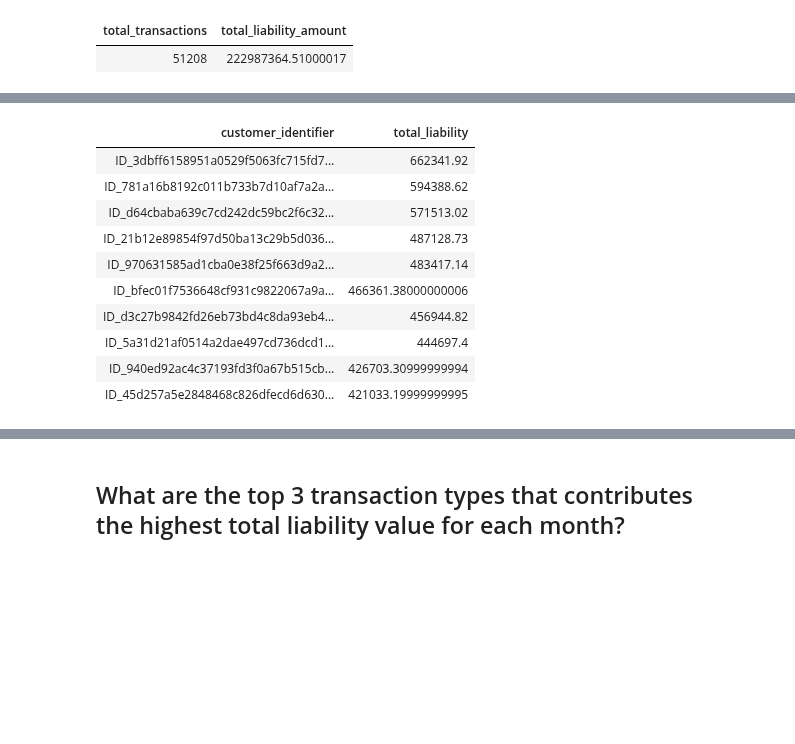
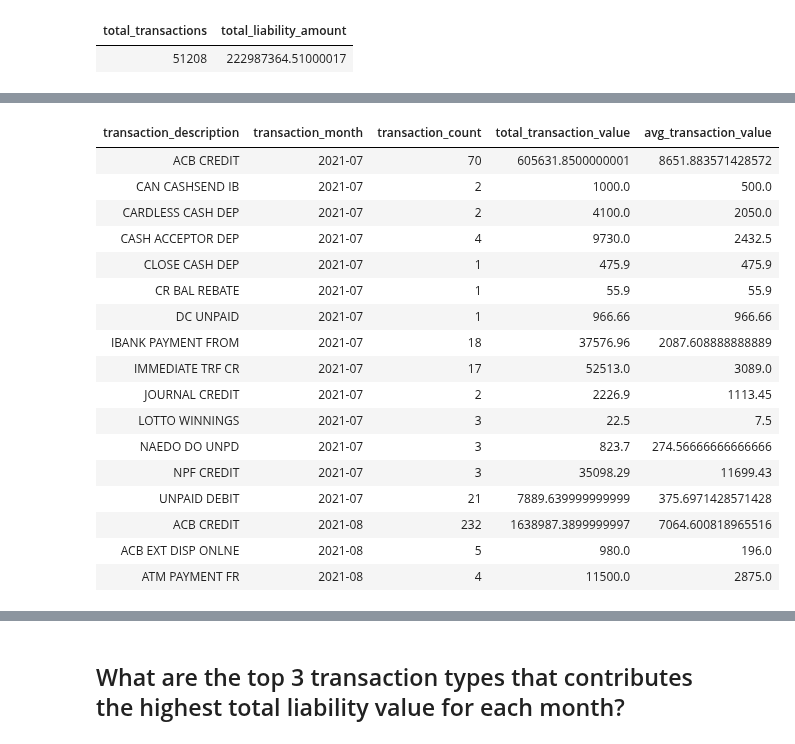
Before and after one commit to The-DigitalAcademy/EXPLORING-ABSA-DATASETS, a Jupyter notebook: Liability.ipynb, the cells around one changed output, grey strips where cells are left out. Drawn from its saved outputs; the diff is of its cells as text; code cells hidden in the pictures; blank space fills up the shorter version.

```diff
--- a/Liability.ipynb
+++ b/Liability.ipynb
@@ -114,34 +114,36 @@ WHERE
 # %%
 %%sql
-SELECT
-    customer_identifier,
-    SUM(amt) AS total_liability
-FROM
-    transactiondata
-WHERE
-    transaction_description IN (
-'ACB CREDIT', 'ACB DEBIT REVERSAL', 'ACB EXT DISP ONLNE', 'ACB INT DISP BRNCH',
-'ACB INT DISP ONLNE', 'ACT PAYMENT FROM', 'AIRTIME DEBIT COR', 'ATM PAYMENT FR',
-'BAD DEBT W/OFF', 'BILLS NEGOTIATED', 'CAN CASHSEND ATM', 'CAN CASHSEND IB',
-'CAN CASHSEND MB', 'CARDLESS CASH DEP', 'CARDLESS NOTE DEP', 'CASH ACCEPTOR DEP',
-'CASH DEP BRANCH', 'CLOSE CASH DEP', 'CR BAL REBATE', 'CREDIT TRANSFER',
-'DC TRACK EXT DISP', 'DC TRACK INT DISP', 'DC TRK EXT DSP ONL', 'DC TRK INT DSP ONL',
-'DC UNPAID', 'DIGITAL PAYMENT CR', 'DIGITAL TRANSF CR', 'DO EXT DISP BRANCH',
-'DO EXT DISP ONLNE', 'DO INT DISP ONLNE', 'EXTERNAL CREDIT', 'IBANK PAYMENT FROM',
-'IMMEDIATE TRF CR', 'INVESTMENT CAPITAL', 'INVESTMNT INTEREST', 'JOURNAL CR C/OPS',
-'JOURNAL CREDIT', 'LOTTO WINNINGS', 'MOBILE PAYMENT CR', 'MOBILE TRANSFER CR',
-'NAEDO DO UNPD', 'NAEDO TRAC DSP ONL', 'NAEDO TRCK DO DISP', 'NOTE DEPOSIT',
-'NPF CREDIT', 'OCT OCARD CREDIT', 'OPENED-FROM SAV', 'POS CARD REFUND',
-'POS FRAUD RED FIID', 'POS O/SEA REFUND', 'POS REFUND PUR', 'PREPAID DEBIT COR',
-'PREPAID DEBITÂ  COR', 'STOP ORDER FROM', 'TEL CR TRANSFER', 'TELEP PAYMENT CT',
-'TRANSFER FROM', 'TRAVEL FOREX(PFC)', 'TRF TO CLOSE COR', 'UNPAID DEBIT',
-'WESTERN UNION(CBI)'
+    SELECT
+        transaction_description,
+        TO_CHAR(record_date, 'YYYY-MM') AS transaction_month,  -- Format to display year and month
+        COUNT(*) AS transaction_count,
+        SUM(amt) AS total_transaction_value,
+        AVG(amt) AS avg_transaction_value
 
+    FROM
+        transactiondata
+    WHERE
+        transaction_description IN (
+        'ACB CREDIT', 'ACB DEBIT REVERSAL', 'ACB EXT DISP ONLNE', 'ACB INT DISP BRNCH',
+        'ACB INT DISP ONLNE', 'ACT PAYMENT FROM', 'AIRTIME DEBIT COR', 'ATM PAYMENT FR',
+        'BAD DEBT W/OFF', 'BILLS NEGOTIATED', 'CAN CASHSEND ATM', 'CAN CASHSEND IB',
+        'CAN CASHSEND MB', 'CARDLESS CASH DEP', 'CARDLESS NOTE DEP', 'CASH ACCEPTOR DEP',
+        'CASH DEP BRANCH', 'CLOSE CASH DEP', 'CR BAL REBATE', 'CREDIT TRANSFER',
+        'DC TRACK EXT DISP', 'DC TRACK INT DISP', 'DC TRK EXT DSP ONL', 'DC TRK INT DSP ONL',
+        'DC UNPAID', 'DIGITAL PAYMENT CR', 'DIGITAL TRANSF CR', 'DO EXT DISP BRANCH',
+        'DO EXT DISP ONLNE', 'DO INT DISP ONLNE', 'EXTERNAL CREDIT', 'IBANK PAYMENT FROM',
+        'IMMEDIATE TRF CR', 'INVESTMENT CAPITAL', 'INVESTMNT INTEREST', 'JOURNAL CR C/OPS',
+        'JOURNAL CREDIT', 'LOTTO WINNINGS', 'MOBILE PAYMENT CR', 'MOBILE TRANSFER CR',
+        'NAEDO DO UNPD', 'NAEDO TRAC DSP ONL', 'NAEDO TRCK DO DISP', 'NOTE DEPOSIT',
+        'NPF CREDIT', 'OCT OCARD CREDIT', 'OPENED-FROM SAV', 'POS CARD REFUND',
+        'POS FRAUD RED FIID', 'POS O/SEA REFUND', 'POS REFUND PUR', 'PREPAID DEBIT COR',
+        'PREPAID DEBITÂ  COR', 'STOP ORDER FROM', 'TEL CR TRANSFER', 'TELEP PAYMENT CT',
+        'TRANSFER FROM', 'TRAVEL FOREX(PFC)', 'TRF TO CLOSE COR', 'UNPAID DEBIT','WESTERN UNION(CBI)'
     )
 GROUP BY
-    customer_identifier
-ORDER BY
-    total_liability DESC
-LIMIT 10;
+        transaction_description,
+        TO_CHAR(record_date, 'YYYY-MM')  -- Grouping by year and month
+ORDER BY TO_CHAR(record_date, 'YYYY-MM')
+LIMIT 17;
 # %% [output]
  * postgresql://postgres:***@localhost:5432/absadatabase
@@ -149,11 +151,18 @@ LIMIT 10;
-| customer_identifier | total_liability |
-| ID_3dbff6158951a0529f5063fc715fd7... | 662341.92 |
-| ID_781a16b8192c011b733b7d10af7a2a... | 594388.62 |
-| ID_d64cbaba639c7cd242dc59bc2f6c32... | 571513.02 |
-| ID_21b12e89854f97d50ba13c29b5d036... | 487128.73 |
-| ID_970631585ad1cba0e38f25f663d9a2... | 483417.14 |
-| ID_bfec01f7536648cf931c9822067a9a... | 466361.38000000006 |
-| ID_d3c27b9842fd26eb73bd4c8da93eb4... | 456944.82 |
-| ID_5a31d21af0514a2dae497cd736dcd1... | 444697.4 |
-| ID_940ed92ac4c37193fd3f0a67b515cb... | 426703.30999999994 |
-| ID_45d257a5e2848468c826dfecd6d630... | 421033.19999999995 |
+| transaction_description | transaction_month | transaction_count | total_transaction_value | avg_transaction_value |
+| ACB CREDIT | 2021-07 | 70 | 605631.8500000001 | 8651.883571428572 |
+| CAN CASHSEND IB | 2021-07 | 2 | 1000.0 | 500.0 |
+| CARDLESS CASH DEP | 2021-07 | 2 | 4100.0 | 2050.0 |
+| CASH ACCEPTOR DEP | 2021-07 | 4 | 9730.0 | 2432.5 |
+| CLOSE CASH DEP | 2021-07 | 1 | 475.9 | 475.9 |
+| CR BAL REBATE | 2021-07 | 1 | 55.9 | 55.9 |
+| DC UNPAID | 2021-07 | 1 | 966.66 | 966.66 |
+| IBANK PAYMENT FROM | 2021-07 | 18 | 37576.96 | 2087.608888888889 |
+| IMMEDIATE TRF CR | 2021-07 | 17 | 52513.0 | 3089.0 |
+| JOURNAL CREDIT | 2021-07 | 2 | 2226.9 | 1113.45 |
+| LOTTO WINNINGS | 2021-07 | 3 | 22.5 | 7.5 |
+| NAEDO DO UNPD | 2021-07 | 3 | 823.7 | 274.56666666666666 |
+| NPF CREDIT | 2021-07 | 3 | 35098.29 | 11699.43 |
+| UNPAID DEBIT | 2021-07 | 21 | 7889.639999999999 | 375.6971428571428 |
+| ACB CREDIT | 2021-08 | 232 | 1638987.3899999997 | 7064.600818965516 |
+| ACB EXT DISP ONLNE | 2021-08 | 5 | 980.0 | 196.0 |
+| ATM PAYMENT FR | 2021-08 | 4 | 11500.0 | 2875.0 |
```
Also changed, not shown: parts of 6 cells of this notebook.
